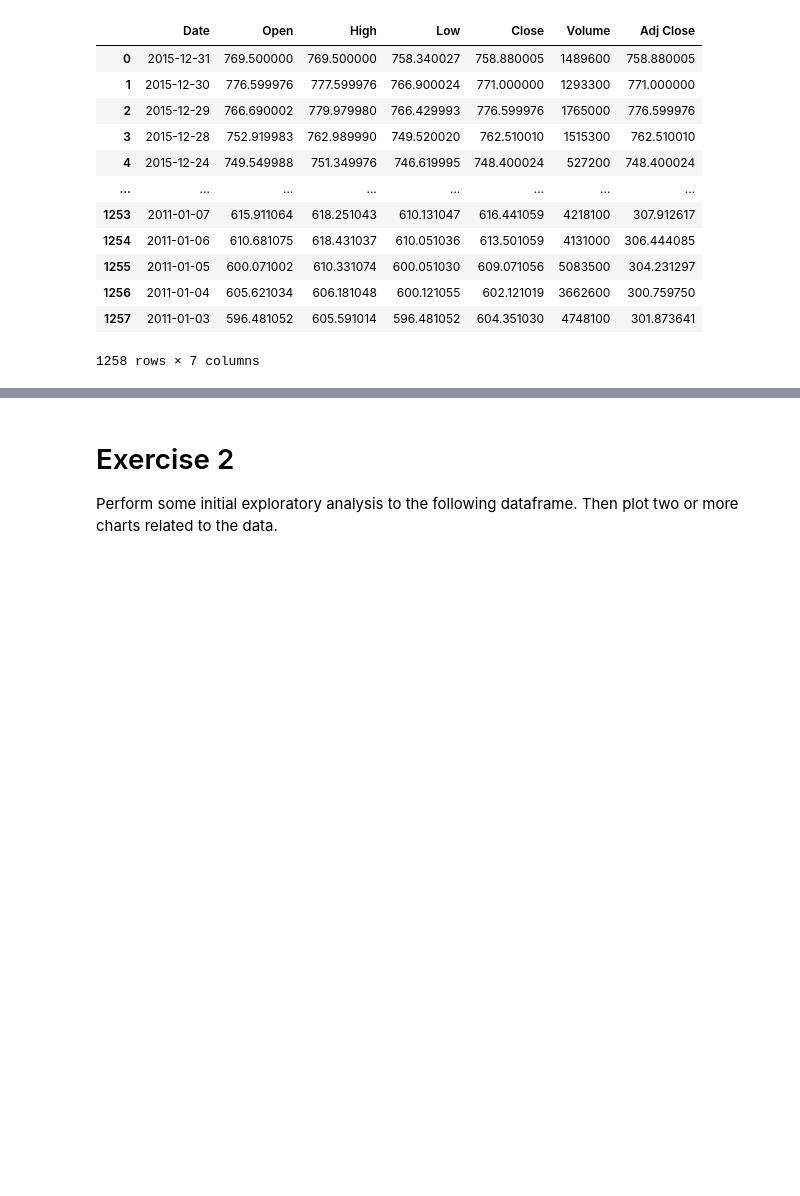
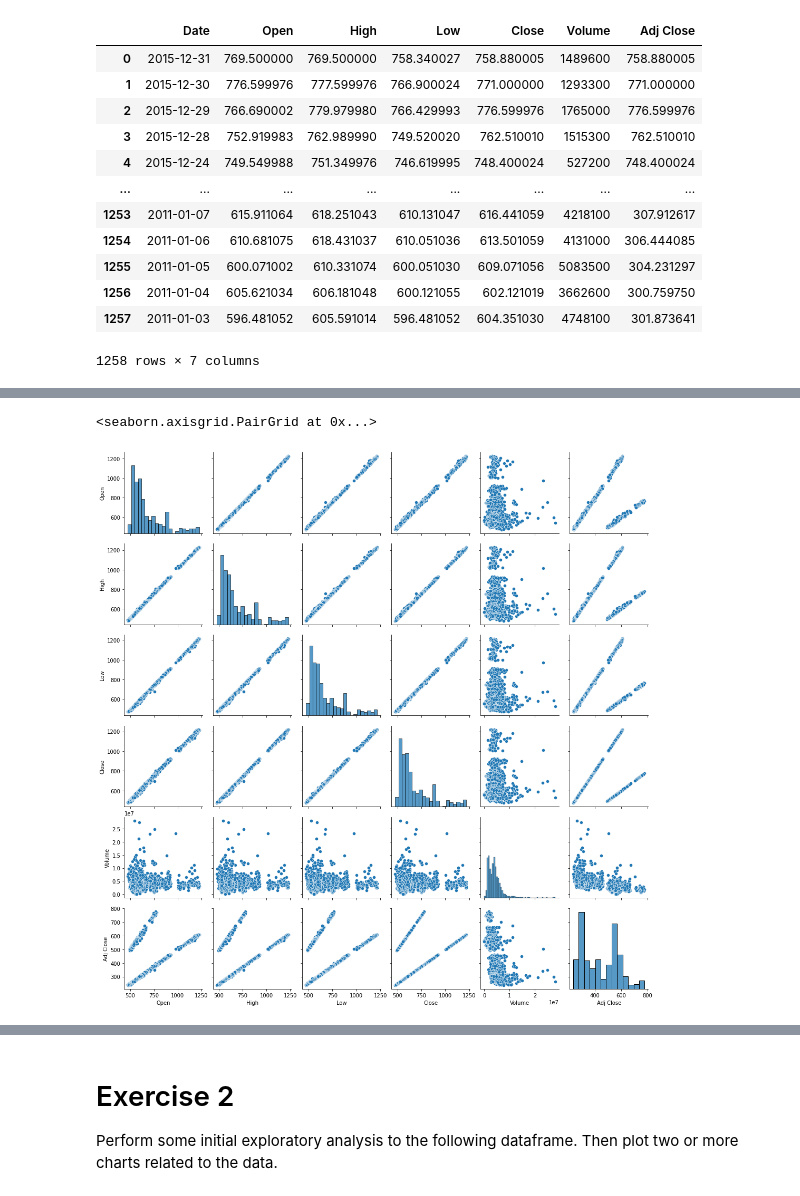
Before and after one commit to FaustoRosado/I2020_DS, a Jupyter notebook: week-023/week-23-lab.ipynb, the cells around one changed output, grey strips where cells are left out. Cells and saved outputs as stored; diff of their text form; code cells hidden in the pictures; blank space fills up the shorter version.

```diff
--- a/week-023/week-23-lab.ipynb
+++ b/week-023/week-23-lab.ipynb
@@ -35,0 +73,5 @@ df
+# %%
+sns.pairplot(df)
+# %% [output]
+<seaborn.axisgrid.PairGrid at 0x...>
+[figure, added]
```
Also changed, not shown: parts of 15 cells of this notebook.
